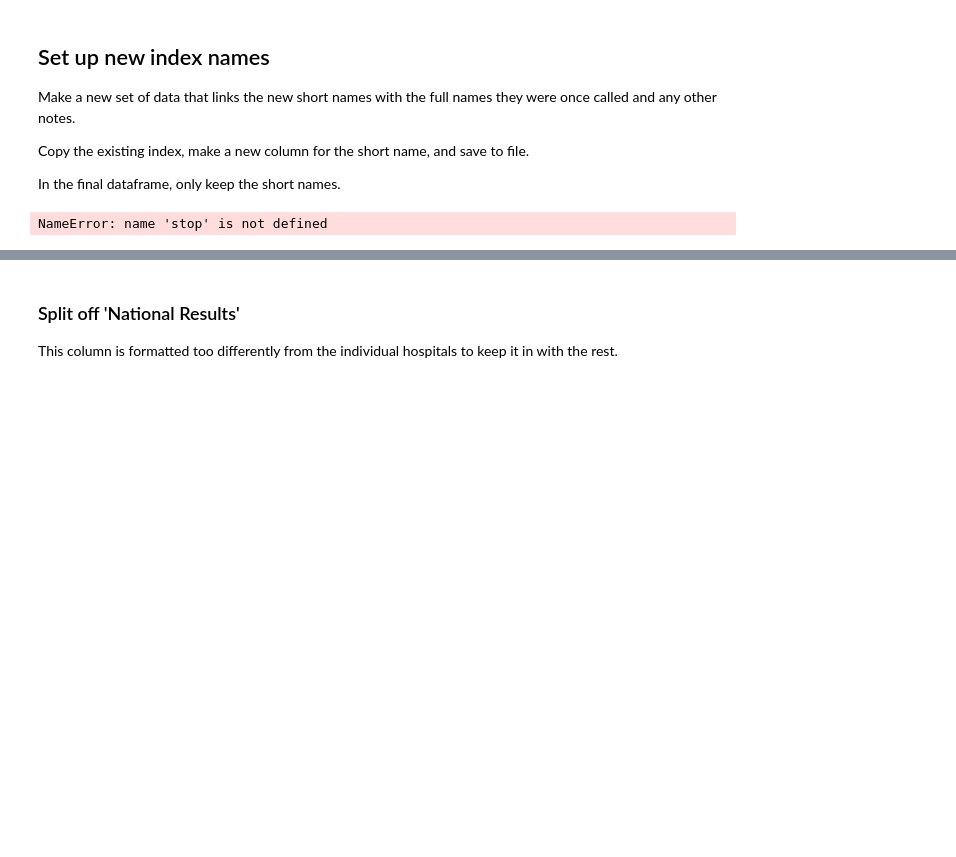
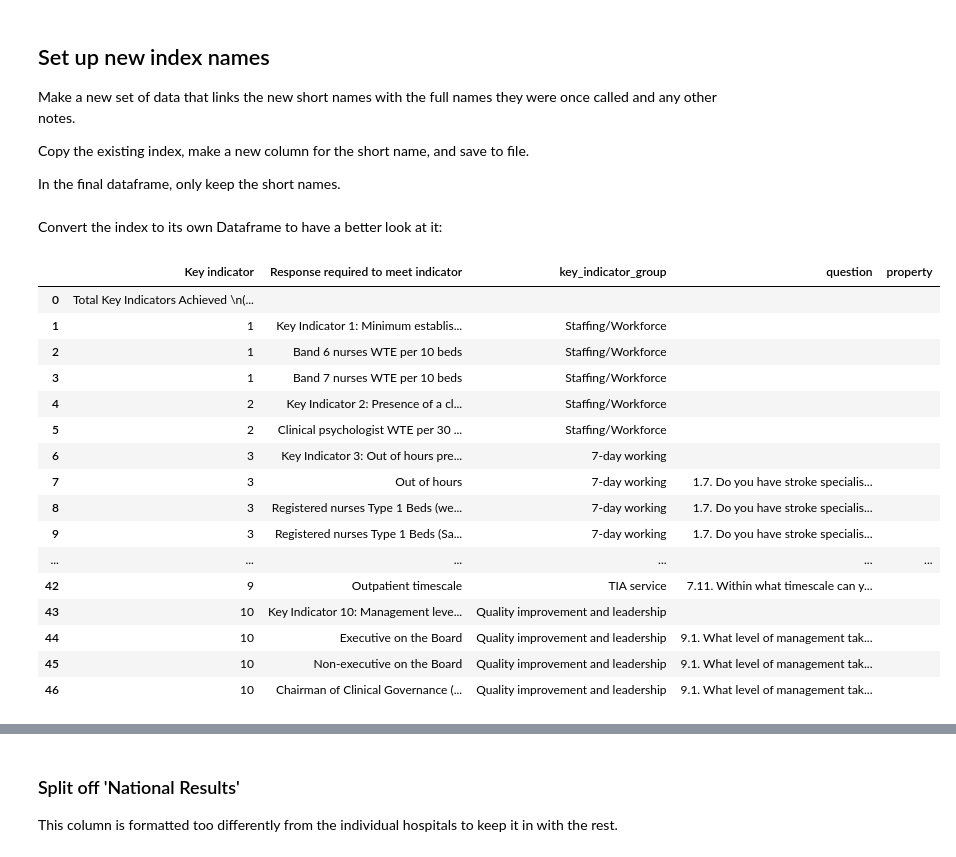
Before and after one commit to samuel-book/thrombolysis_organisational_factors, a Jupyter notebook: data_prep/1b_organisational_audit_rename.ipynb, the cells around one changed output, grey strips where cells are left out. Drawn from its saved outputs; the diff is of its cells as text; code cells hidden in the pictures; blank space fills up the shorter version.

```diff
--- a/data_prep/1b_organisational_audit_rename.ipynb
+++ b/data_prep/1b_organisational_audit_rename.ipynb
@@ -127,7 +127,32 @@ Make a new set of data that links the new short names with the full names they w
 Copy the existing index, make a new column for the short name, and save to file.
 
 In the final dataframe, only keep the short names.
-# %%
-print(stop, here, please)
-# %% [output]
-NameError: name 'stop' is not defined
+# %% [markdown]
+Convert the index to its own Dataframe to have a better look at it:
+# %%
+df_index = df.index.to_frame(index=False)
+
+df_index['property'] = ''
+
+df_index = df_index.fillna('')
+df_index = df_index.astype(object)
+
+df_index
+# %% [output]
+|  | Key indicator | Response required to meet indicator | key_indicator_group | question | property |
+| 0 | Total Key Indicators Achieved \n(... |  |  |  |  |
+| 1 | 1 | Key Indicator 1: Minimum establis... | Staffing/Workforce |  |  |
+| 2 | 1 | Band 6 nurses WTE per 10 beds | Staffing/Workforce |  |  |
+| 3 | 1 | Band 7 nurses WTE per 10 beds | Staffing/Workforce |  |  |
+| 4 | 2 | Key Indicator 2: Presence of a cl... | Staffing/Workforce |  |  |
+| 5 | 2 | Clinical psychologist WTE per 30 ... | Staffing/Workforce |  |  |
+| 6 | 3 | Key Indicator 3: Out of hours pre... | 7-day working |  |  |
+| 7 | 3 | Out of hours | 7-day working | 1.7. Do you have stroke specialis... |  |
+| 8 | 3 | Registered nurses Type 1 Beds (we... | 7-day working | 1.7. Do you have stroke specialis... |  |
+| 9 | 3 | Registered nurses Type 1 Beds (Sa... | 7-day working | 1.7. Do you have stroke specialis... |  |
+| ... | ... | ... | ... | ... | ... |
+| 42 | 9 | Outpatient timescale | TIA service | 7.11. Within what timescale can y... |  |
+| 43 | 10 | Key Indicator 10: Management leve... | Quality improvement and leadership |  |  |
+| 44 | 10 | Executive on the Board | Quality improvement and leadership | 9.1. What level of management tak... |  |
+| 45 | 10 | Non-executive on the Board | Quality improvement and leadership | 9.1. What level of management tak... |  |
+| 46 | 10 | Chairman of Clinical Governance (... | Quality improvement and leadership | 9.1. What level of management tak... |  |
```
Also changed, not shown: parts of 18 cells of this notebook, 4 other files.
